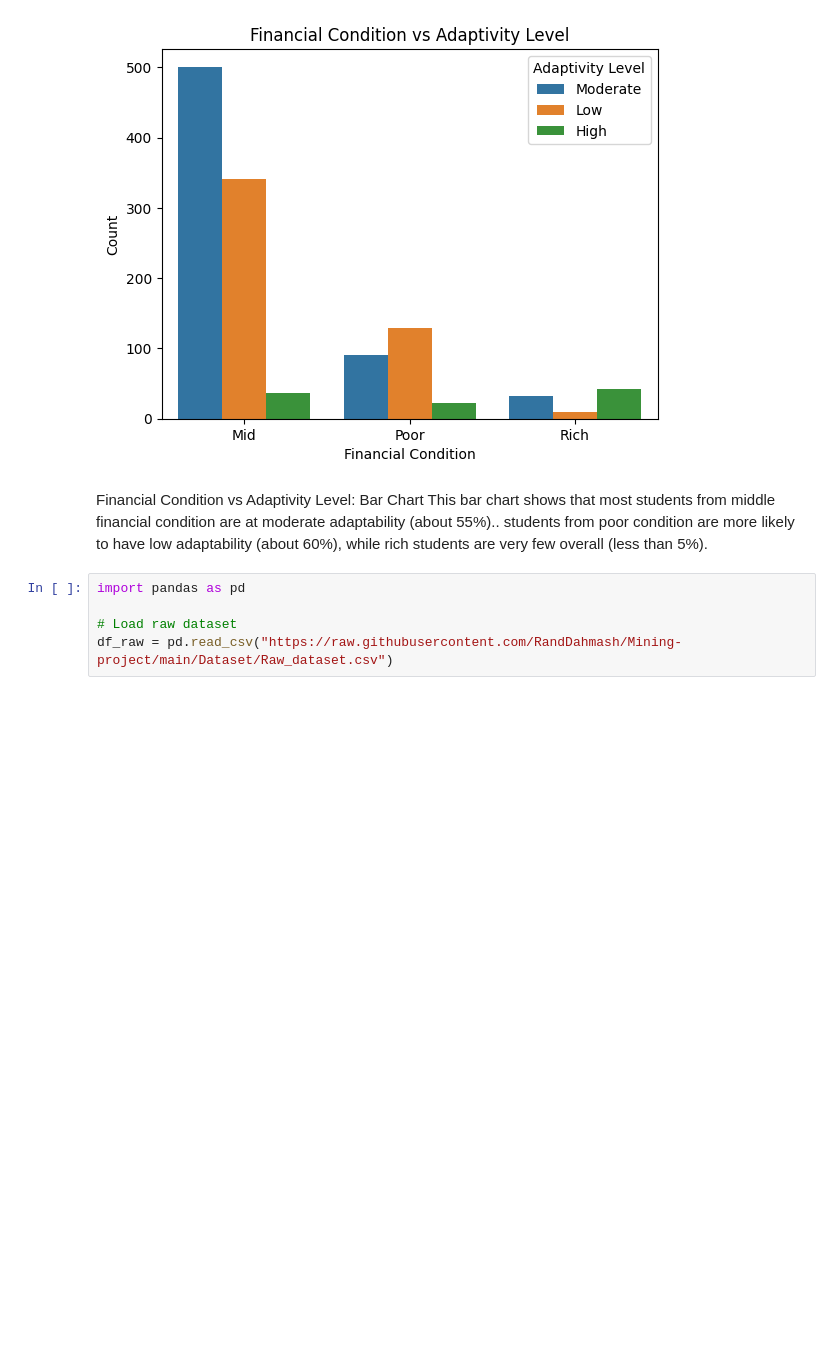
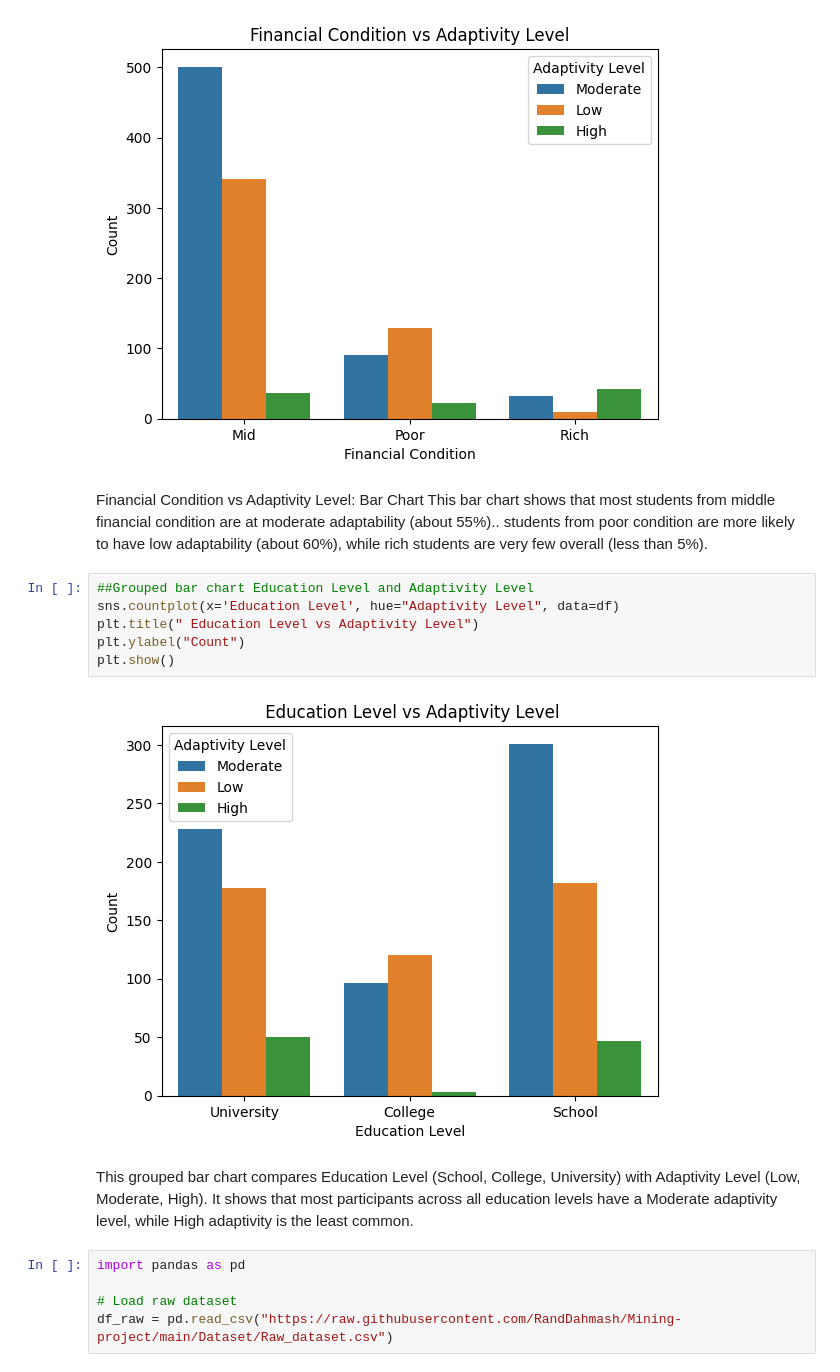
Before and after one commit to RandDahmash/Mining-project, a Jupyter notebook: Phase2 .ipynb, the cells around one changed output. Saved outputs shown, nothing was run; the diff lists cells and outputs as text; blank space fills up the shorter version.

```diff
--- a/Phase2 .ipynb
+++ b/Phase2 .ipynb
@@ -111,6 +112,17 @@ plt.show()
 
 Financial Condition vs Adaptivity Level: Bar Chart
 This bar chart shows that most students from middle financial condition are at moderate adaptability (about 55%).. students from poor condition are more likely to have low adaptability (about 60%), while rich students are very few overall (less than 5%).
+# %%
+##Grouped bar chart Education Level and Adaptivity Level
+sns.countplot(x='Education Level', hue="Adaptivity Level", data=df)
+plt.title(" Education Level vs Adaptivity Level")
+plt.ylabel("Count")
+plt.show()
+# %% [output]
+[figure, added]
+# %% [markdown]
+This grouped bar chart compares Education Level (School, College, University) with Adaptivity Level (Low, Moderate, High).
+It shows that most participants across all education levels have a Moderate adaptivity level, while High adaptivity is the least common.
 # %%
 import pandas as pd
 
```
Also changed, not shown: parts of 5 cells of this notebook.
